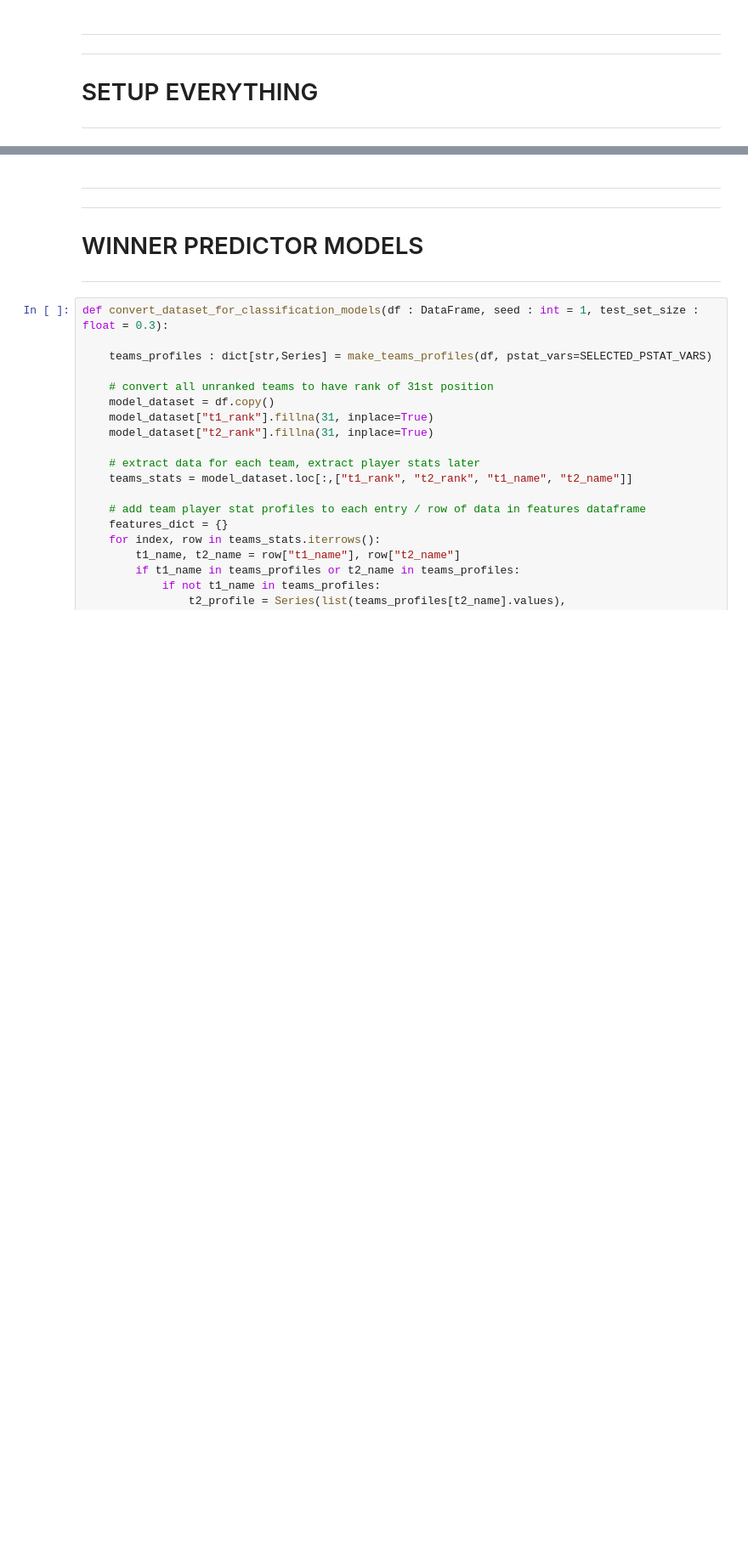
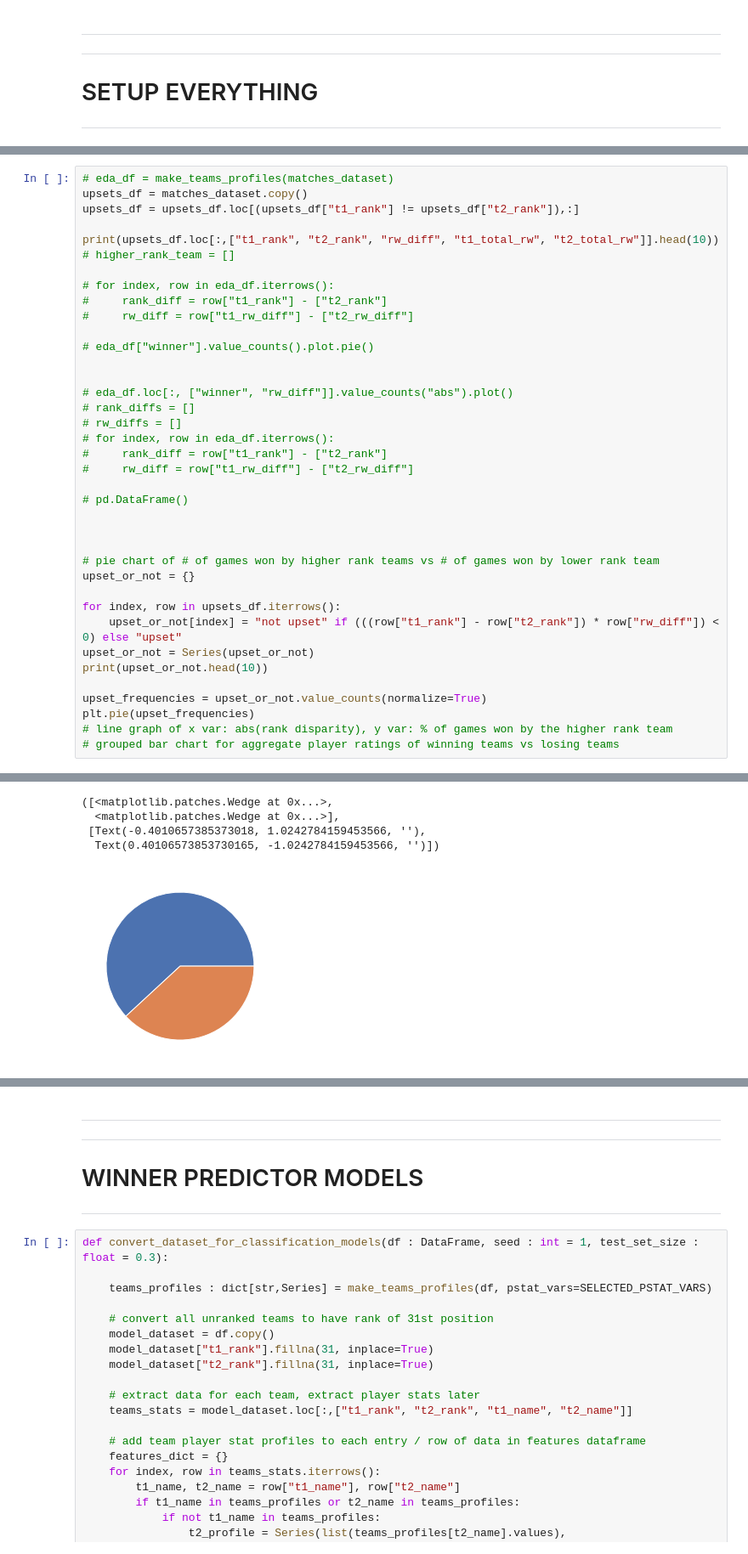
Before and after one commit to a-dubs/ds3000-project, a Jupyter notebook: models.ipynb, the cells around one changed output, grey strips where cells are left out. Shown at 85% size. Drawn from its saved outputs; the diff is of its cells as text; blank space fills up the shorter version.

```diff
--- a/models.ipynb
+++ b/models.ipynb
@@ -224 +200,40 @@ Partitioning dataset temporally (by date):
 62990 rows × 65 columns
+# %%
+# eda_df = make_teams_profiles(matches_dataset)
+upsets_df = matches_dataset.copy()
+upsets_df = upsets_df.loc[(upsets_df["t1_rank"] != upsets_df["t2_rank"]),:]
+
+print(upsets_df.loc[:,["t1_rank", "t2_rank", "rw_diff", "t1_total_rw", "t2_total_rw"]].head(10))
+# higher_rank_team = []
+
+# for index, row in eda_df.iterrows():
+#     rank_diff = row["t1_rank"] - ["t2_rank"]
+#     rw_diff = row["t1_rw_diff"] - ["t2_rw_diff"]
+
+# eda_df["winner"].value_counts().plot.pie()
+
+
+# eda_df.loc[:, ["winner", "rw_diff"]].value_counts("abs").plot()
+# rank_diffs = []
+# rw_diffs = []
+# for index, row in eda_df.iterrows():
+#     rank_diff = row["t1_rank"] - ["t2_rank"]
+#     rw_diff = row["t1_rw_diff"] - ["t2_rw_diff"]
+
+# pd.DataFrame()
+
+
+
+# pie chart of # of games won by higher rank teams vs # of games won by lower rank team
+upset_or_not = {}
+
+for index, row in upsets_df.iterrows():
+    upset_or_not[index] = "not upset" if (((row["t1_rank"] - row["t2_rank"]) * row["rw_diff"]) < 0) else "upset"
+upset_or_not = Series(upset_or_not)
+print(upset_or_not.head(10))
+
+upset_frequencies = upset_or_not.value_counts(normalize=True)
+plt.pie(upset_frequencies)
+# line graph of x var: abs(rank disparity), y var: % of games won by the higher rank team
+# grouped bar chart for aggregate player ratings of winning teams vs losing teams
+# %% [output]
@@ -224,0 +257,5 @@ Partitioning dataset temporally (by date):
+([<matplotlib.patches.Wedge at 0x...>,
+  <matplotlib.patches.Wedge at 0x...>],
+ [Text(-0.4010657385373018, 1.0242784159453566, ''),
+  Text(0.40106573853730165, -1.0242784159453566, '')])
+[figure, added]
```
Also changed, not shown: parts of 18 cells of this notebook, 15 other files.
